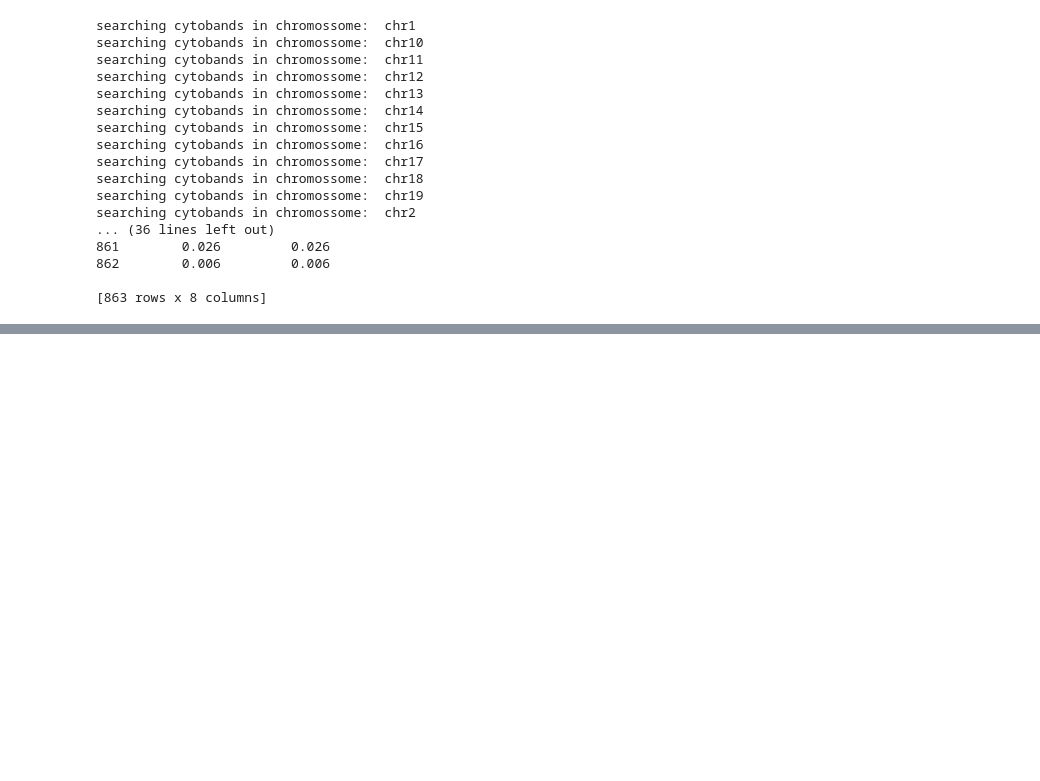
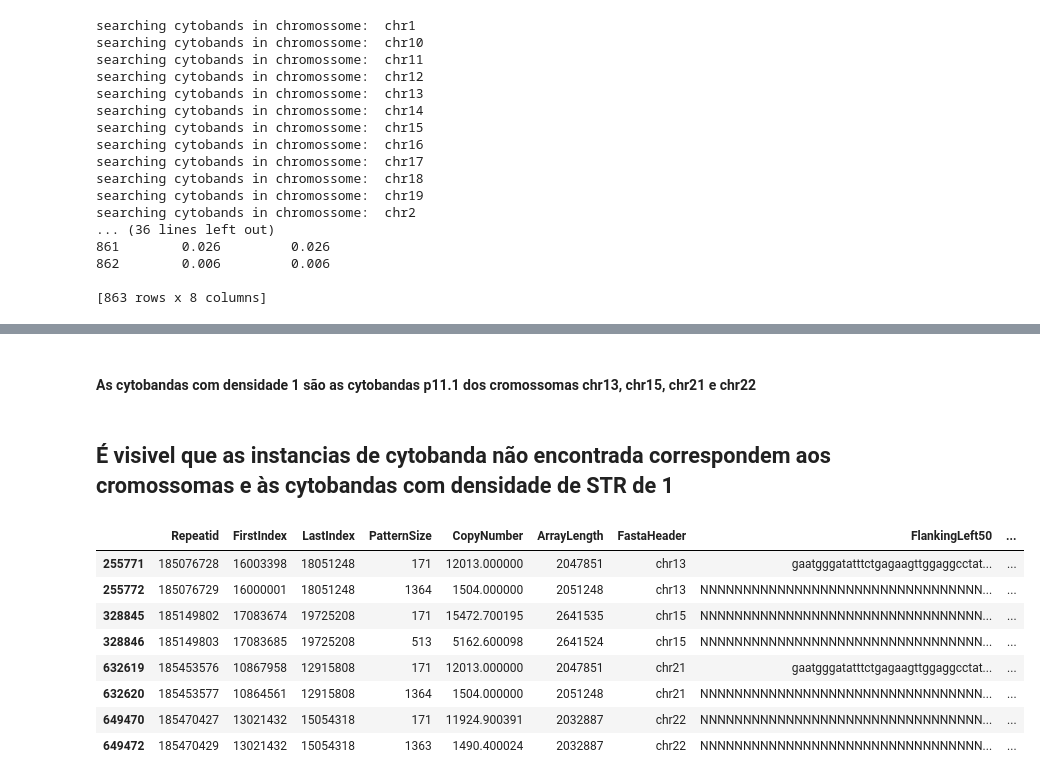
Before and after one commit to AndreSantos2000/A_map_of_privacy-sensitivity_in_human_genomes, a Jupyter notebook: jupyter_scripts/cytobands/cytobands_dataTreatment.ipynb, the cells around one changed output, grey strips where cells are left out. Cells and saved outputs as stored; diff of their text form; code cells hidden in the pictures; blank space fills up the shorter version.

```diff
--- a/jupyter_scripts/cytobands/cytobands_dataTreatment.ipynb
+++ b/jupyter_scripts/cytobands/cytobands_dataTreatment.ipynb
@@ -137,0 +181,2 @@ writeNewtxt(citoPath_write, citobands_df)
+# %% [markdown]
+#### As cytobandas com densidade 1 são as cytobandas p11.1 dos cromossomas chr13, chr15, chr21 e chr22
@@ -137,0 +185,15 @@ writeNewtxt(citoPath_write, citobands_df)
+# %% [markdown]
+## É visivel que as instancias de cytobanda não encontrada correspondem aos cromossomas e às cytobandas com densidade de STR de 1
+# %%
+str_df_investigate = str_df.loc[str_df['Citoband'] == "citoband not found"]
+str_df_investigate
+# %% [output]
+|  | Repeatid | FirstIndex | LastIndex | PatternSize | CopyNumber | ArrayLength | FastaHeader | FlankingLeft50 | ... |
+| 255771 | 185076728 | 16003398 | 18051248 | 171 | 12013.000000 | 2047851 | chr13 | gaatgggatatttctgagaagttggaggcctat... | ... |
+| 255772 | 185076729 | 16000001 | 18051248 | 1364 | 1504.000000 | 2051248 | chr13 | NNNNNNNNNNNNNNNNNNNNNNNNNNNNNNNNN... | ... |
+| 328845 | 185149802 | 17083674 | 19725208 | 171 | 15472.700195 | 2641535 | chr15 | NNNNNNNNNNNNNNNNNNNNNNNNNNNNNNNNN... | ... |
+| 328846 | 185149803 | 17083685 | 19725208 | 513 | 5162.600098 | 2641524 | chr15 | NNNNNNNNNNNNNNNNNNNNNNNNNNNNNNNNN... | ... |
+| 632619 | 185453576 | 10867958 | 12915808 | 171 | 12013.000000 | 2047851 | chr21 | gaatgggatatttctgagaagttggaggcctat... | ... |
+| 632620 | 185453577 | 10864561 | 12915808 | 1364 | 1504.000000 | 2051248 | chr21 | NNNNNNNNNNNNNNNNNNNNNNNNNNNNNNNNN... | ... |
+| 649470 | 185470427 | 13021432 | 15054318 | 171 | 11924.900391 | 2032887 | chr22 | NNNNNNNNNNNNNNNNNNNNNNNNNNNNNNNNN... | ... |
+| 649472 | 185470429 | 13021432 | 15054318 | 1363 | 1490.400024 | 2032887 | chr22 | NNNNNNNNNNNNNNNNNNNNNNNNNNNNNNNNN... | ... |
```
Also changed, not shown: parts of 9 cells of this notebook, 2 other files.
